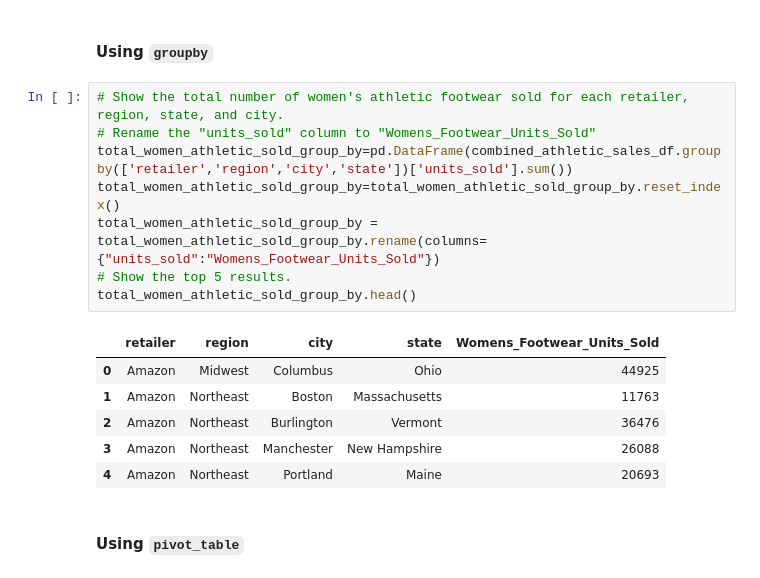
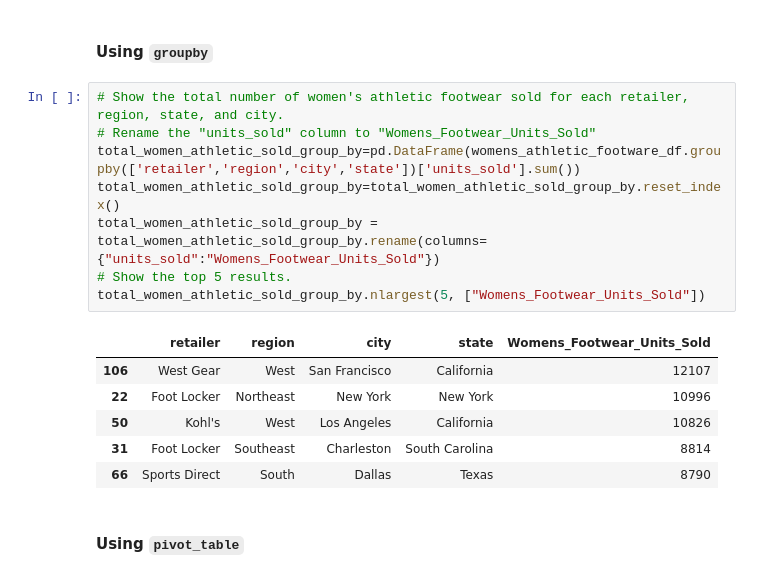
Before and after one commit to dmusili/athletic_sales_analysis, a Jupyter notebook: athletic_sales_analysis_starter_code.ipynb, the cells around one changed output. Drawn from its saved outputs; the diff is of its cells as text.

```diff
--- a/athletic_sales_analysis_starter_code.ipynb
+++ b/athletic_sales_analysis_starter_code.ipynb
@@ -261,18 +254,18 @@ womens_athletic_footware_df.head()
 # %%
 # Show the total number of women's athletic footwear sold for each retailer, region, state, and city.
 # Rename the "units_sold" column to "Womens_Footwear_Units_Sold"
-total_women_athletic_sold_group_by=pd.DataFrame(combined_athletic_sales_df.groupby(['retailer','region','city','state'])['units_sold'].sum())
+total_women_athletic_sold_group_by=pd.DataFrame(womens_athletic_footware_df.groupby(['retailer','region','city','state'])['units_sold'].sum())
 total_women_athletic_sold_group_by=total_women_athletic_sold_group_by.reset_index()
 total_women_athletic_sold_group_by = total_women_athletic_sold_group_by.rename(columns={"units_sold":"Womens_Footwear_Units_Sold"})
 # Show the top 5 results.
-total_women_athletic_sold_group_by.head()
+total_women_athletic_sold_group_by.nlargest(5, ["Womens_Footwear_Units_Sold"])
 # %% [output]
 |  | retailer | region | city | state | Womens_Footwear_Units_Sold |
-| 0 | Amazon | Midwest | Columbus | Ohio | 44925 |
-| 1 | Amazon | Northeast | Boston | Massachusetts | 11763 |
-| 2 | Amazon | Northeast | Burlington | Vermont | 36476 |
-| 3 | Amazon | Northeast | Manchester | New Hampshire | 26088 |
-| 4 | Amazon | Northeast | Portland | Maine | 20693 |
+| 106 | West Gear | West | San Francisco | California | 12107 |
+| 22 | Foot Locker | Northeast | New York | New York | 10996 |
+| 50 | Kohl's | West | Los Angeles | California | 10826 |
+| 31 | Foot Locker | Southeast | Charleston | South Carolina | 8814 |
+| 66 | Sports Direct | South | Dallas | Texas | 8790 |
 # %% [markdown]
 #### Using `pivot_table`
 # %%
```
Also changed, not shown: parts of 10 cells of this notebook.
